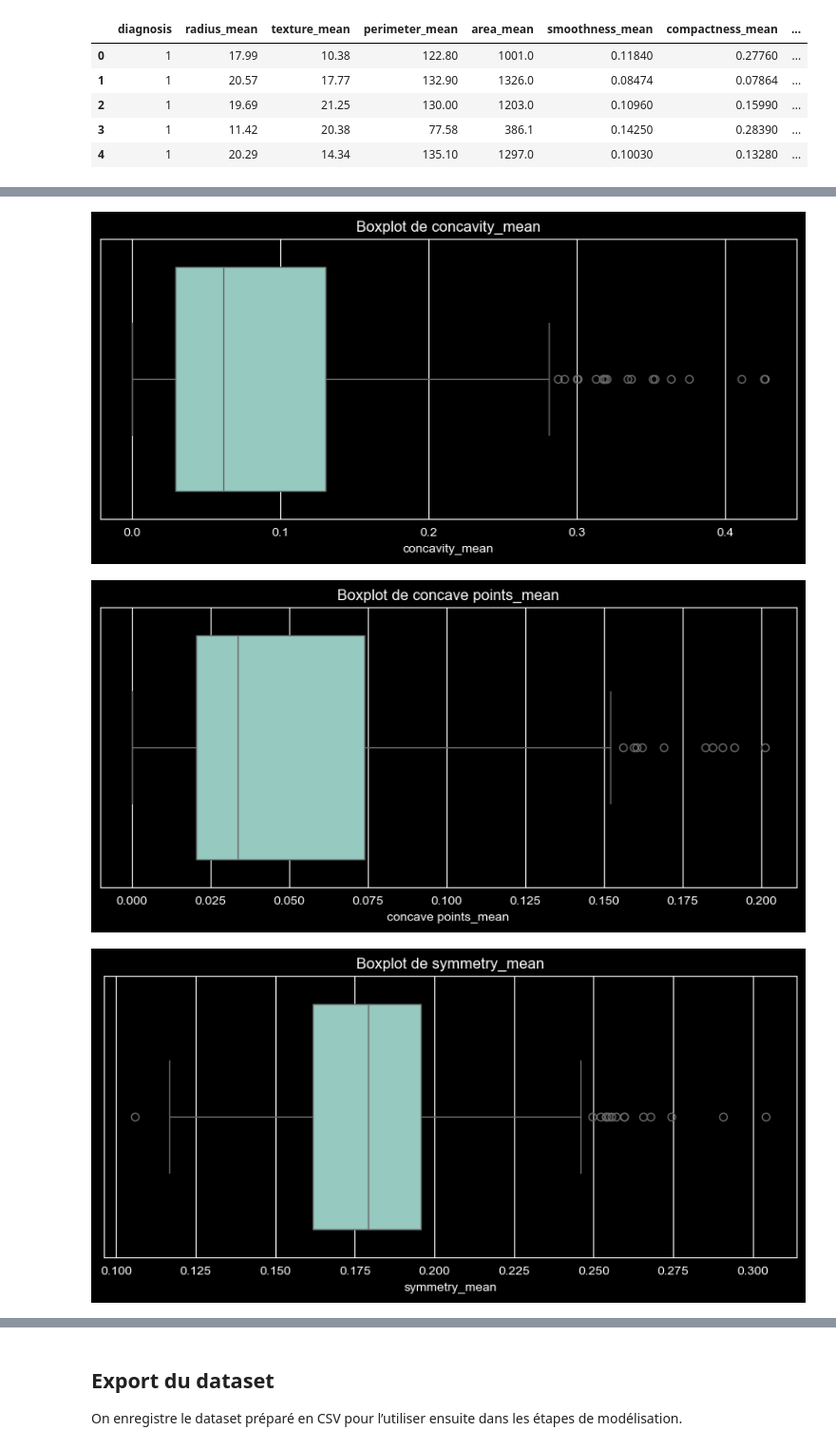
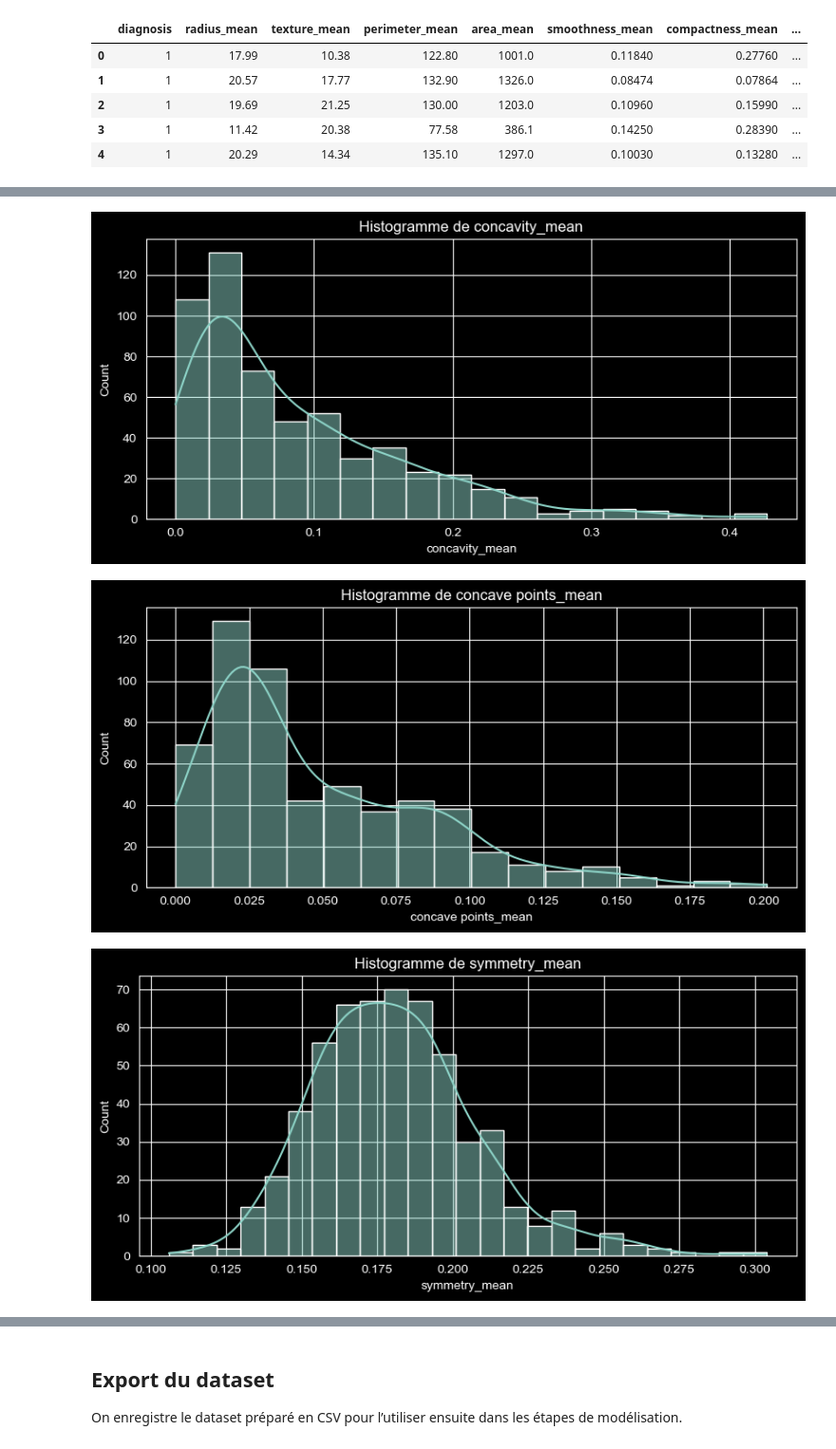
Before and after one commit to KANTIN-FAGN/BreastCancer_Analysis, a Jupyter notebook: breastcancer_analysis/notebooks/02_data_cleaning.ipynb, the cells around one changed output, grey strips where cells are left out. Shown at 95% size. Saved outputs shown, nothing was run; the diff lists cells and outputs as text; code cells hidden in the pictures.

Commit message:
Switch boxplots to histplots with KDE

```diff
--- a/breastcancer_analysis/notebooks/02_data_cleaning.ipynb
+++ b/breastcancer_analysis/notebooks/02_data_cleaning.ipynb
@@ -93,8 +95,8 @@ df_copy.head()
 for col in df_copy.columns:
     if col != "diagnosis":
         plt.figure(figsize=(8, 4))
-        sns.boxplot(x=df_copy[col])
-        plt.title(f"Boxplot de {col}")
+        sns.histplot(df_copy[col], kde=True)
+        plt.title(f"Histogramme de {col}")
         plt.tight_layout()
         plt.show()
 # %% [output]
@@ -107,3 +109,3 @@ for col in df_copy.columns:
-[figure, old version]
+[figure, new version]
-[figure, old version]
+[figure, new version]
-[figure, old version]
+[figure, new version]
```
Also changed, not shown: parts of 8 cells of this notebook.
